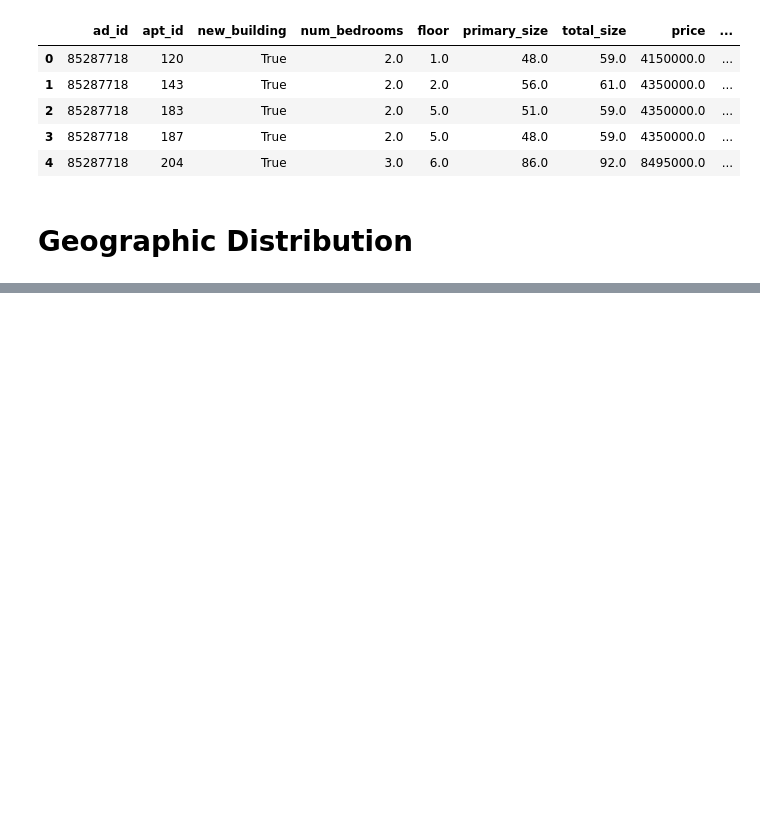
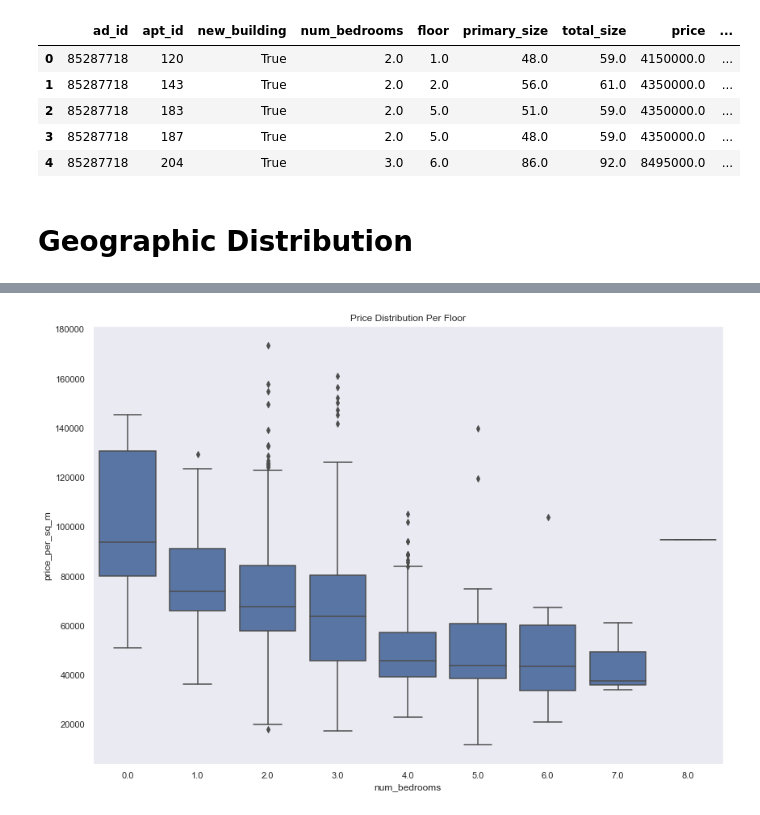
Before and after one commit to rossrco/analyses, a Jupyter notebook: home_oslo_home/eda.ipynb, the cells around one changed output, grey strips where cells are left out. Cells and saved outputs as stored; diff of their text form; code cells hidden in the pictures; blank space fills up the shorter version.

```diff
--- a/home_oslo_home/eda.ipynb
+++ b/home_oslo_home/eda.ipynb
@@ -79,0 +88,6 @@ m
+# %%
+sns.boxplot(x='num_bedrooms', y='price_per_sq_m', data=data, color='b')
+plt.title('Price Distribution Per Floor')
+plt.show()
+# %% [output]
+[figure, added]
```
Also changed, not shown: parts of 11 cells of this notebook, 2 other files.
